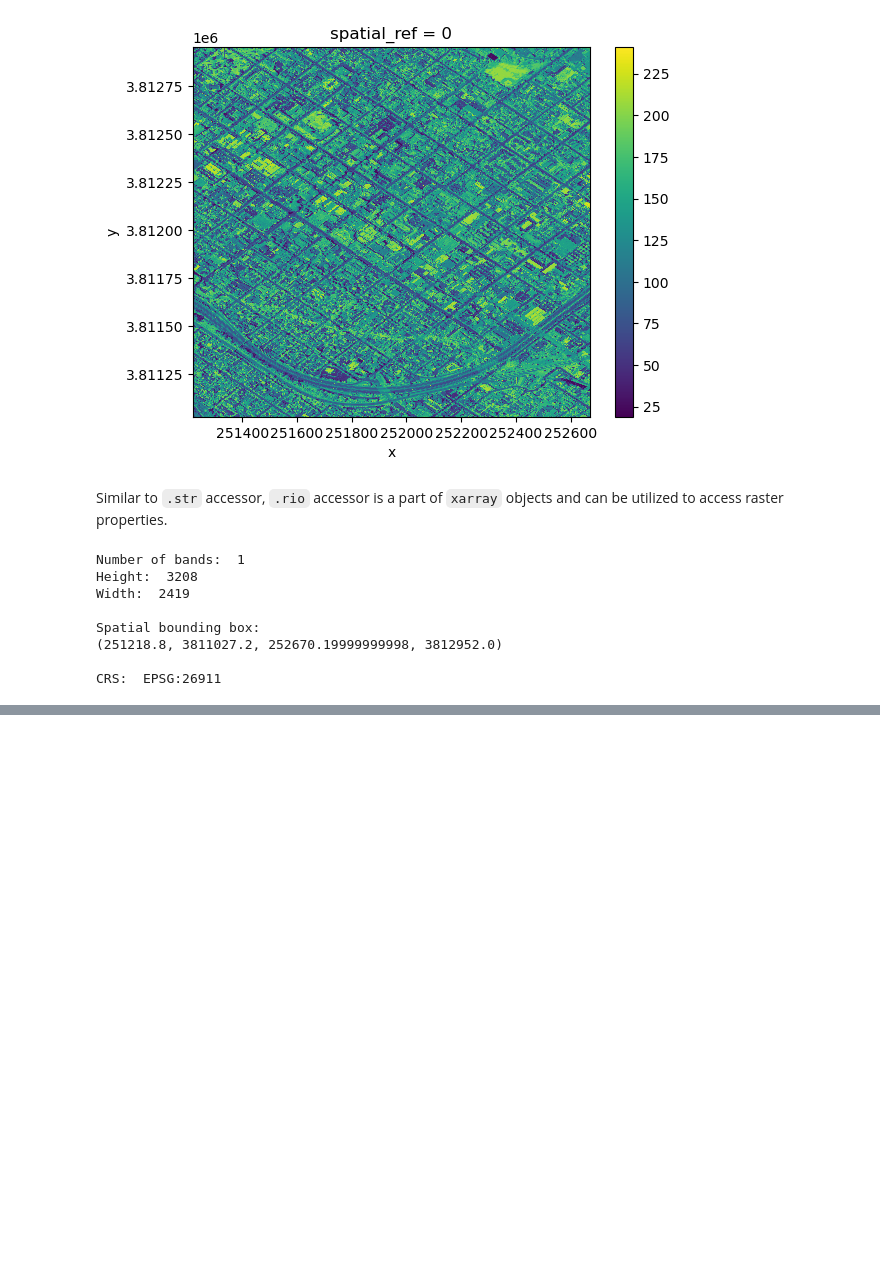
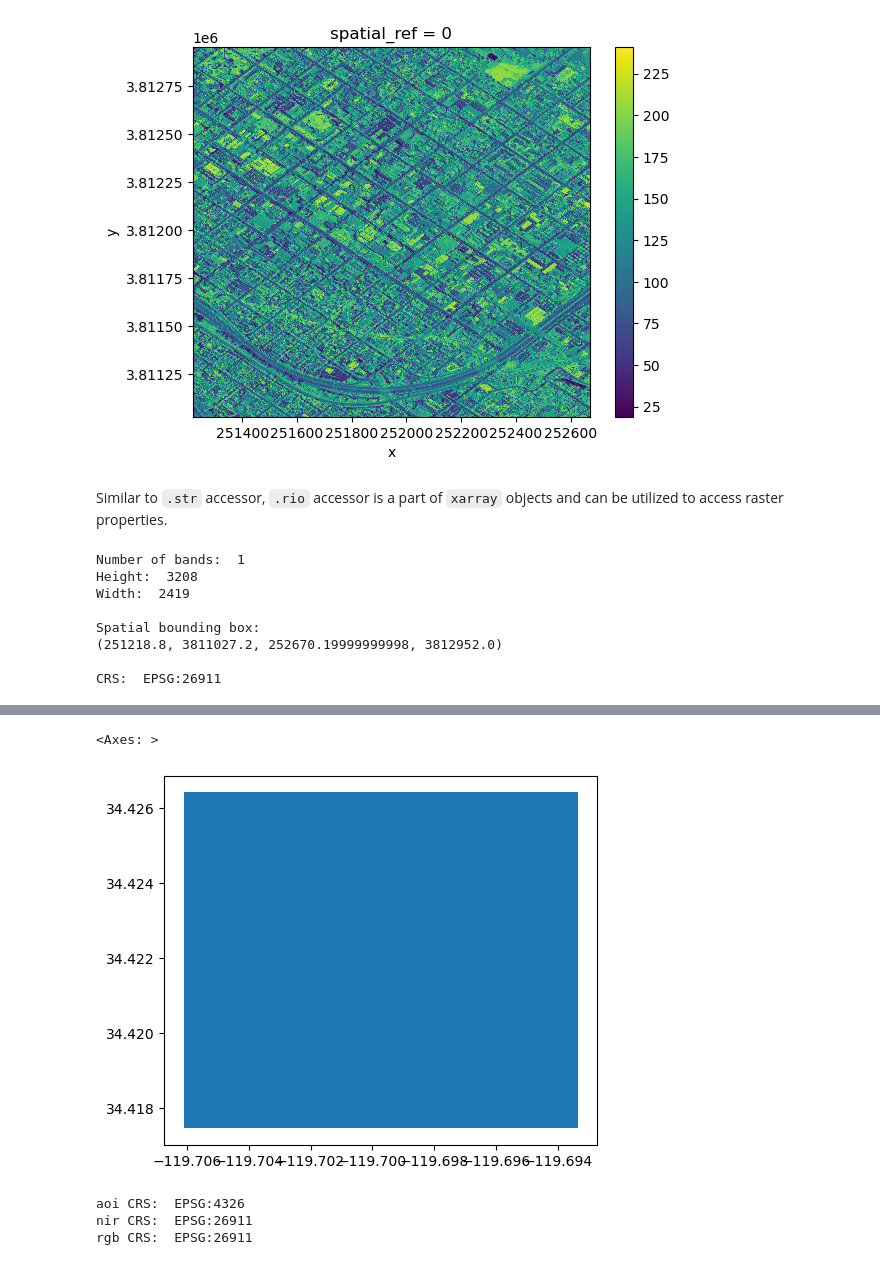
Before and after one commit to zachyyy700/eds220-2025-in-class, a Jupyter notebook: week8-rioxarray.ipynb, the cells around one changed output, grey strips where cells are left out. Cells and saved outputs as stored; diff of their text form; code cells hidden in the pictures; blank space fills up the shorter version.

```diff
--- a/week8-rioxarray.ipynb
+++ b/week8-rioxarray.ipynb
@@ -114,0 +136,16 @@ CRS:  EPSG:26911
+# %%
+fp = os.path.join('data', 'SB_aoi.geojson')
+aoi = gpd.read_file(fp)
+aoi.plot()
+# %% [output]
+<Axes: >
+[figure, added]
+# %%
+# Examine CRss
+print('aoi CRS: ', aoi.crs)
+print('nir CRS: ', nir.rio.crs)
+print('rgb CRS: ', rgb.rio.crs)
+# %% [output]
+aoi CRS:  EPSG:4326
+nir CRS:  EPSG:26911
+rgb CRS:  EPSG:26911
```
Also changed, not shown: parts of 12 cells of this notebook.
